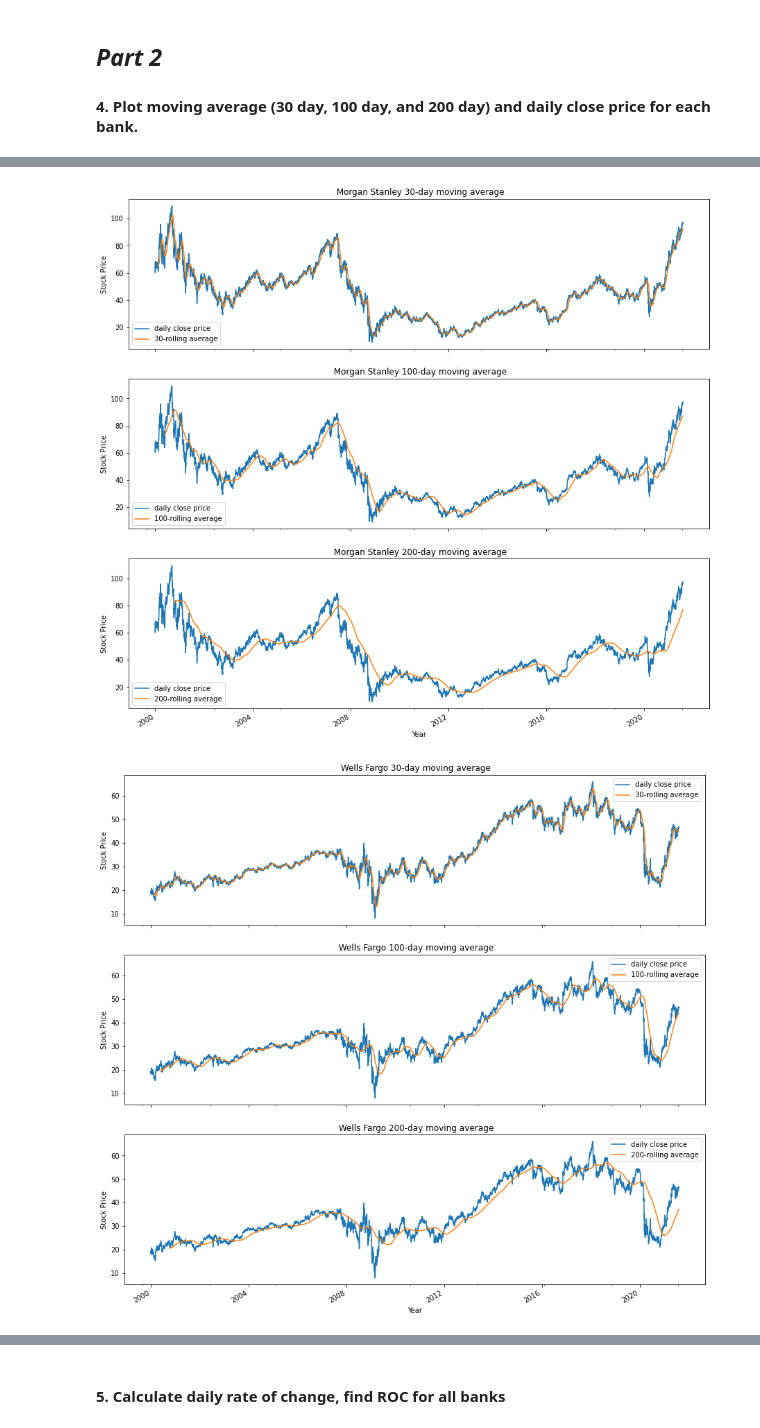
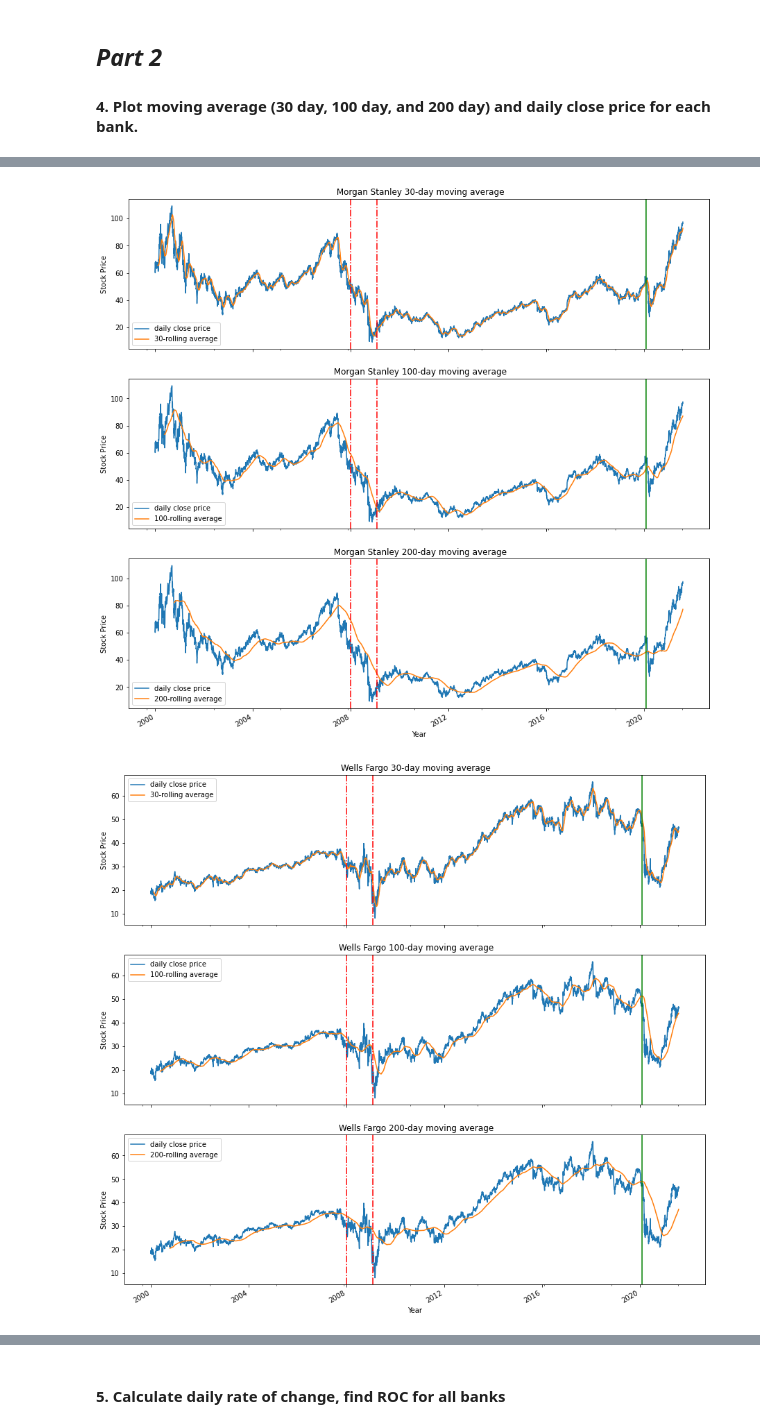
Before and after one commit to sli782/DC, a Jupyter notebook: data_challenge.ipynb, the cells around one changed output, grey strips where cells are left out. Cells and saved outputs as stored; diff of their text form; code cells hidden in the pictures.

```diff
--- a/data_challenge.ipynb
+++ b/data_challenge.ipynb
@@ -118,6 +118,9 @@ for index, day in enumerate(dayList):
   BAC['Close'].plot(ax=ax[index])
   BAC['Close'].rolling(day).mean().plot(ax=ax[index])
   ax[index].set_title(f'Bank of America {day}-day moving average')
+  ax[index].axvline( '2008-01-01', color="red", linestyle ="-.",)
+  ax[index].axvline( '2009-02-01', color="red", linestyle ="-.",)
+  ax[index].axvline( '2020-02-01', color="green", linestyle ="-",)
   ax[index].set_xlabel("Year")
   ax[index].set_ylabel("Stock Price")
   ax[index].legend(['daily close price', f'{day}-rolling average'])
@@ -131,6 +134,9 @@ for index, day in enumerate(dayList):
   GS['Close'].plot(ax=ax[index])
   GS['Close'].rolling(day).mean().plot(ax=ax[index])
   ax[index].set_title(f' Goldman Sachs {day}-day moving average')
+  ax[index].axvline( '2008-01-01', color="red", linestyle ="-.",)
+  ax[index].axvline( '2009-02-01', color="red", linestyle ="-.",)
+  ax[index].axvline( '2020-02-01', color="green", linestyle ="-",)
   ax[index].set_xlabel("Year")
   ax[index].set_ylabel("Stock Price")
   ax[index].legend(['daily close price', f'{day}-rolling average'])
@@ -144,6 +150,9 @@ for index, day in enumerate(dayList):
   JPM['Close'].plot(ax=ax[index])
   JPM['Close'].rolling(day).mean().plot(ax=ax[index])
   ax[index].set_title(f' JpMorgan Chase {day}-day moving average')
+  ax[index].axvline( '2008-01-01', color="red", linestyle ="-.",)
+  ax[index].axvline( '2009-02-01', color="red", linestyle ="-.",)
+  ax[index].axvline( '2020-02-01', color="green", linestyle ="-",)
   ax[index].set_xlabel("Year")
   ax[index].set_ylabel("Stock Price")
   ax[index].legend(['daily close price', f'{day}-rolling average'])
@@ -157,24 +166,30 @@ for index, day in enumerate(dayList):
   MS['Close'].plot(ax=ax[index])
   MS['Close'].rolling(day).mean().plot(ax=ax[index])
   ax[index].set_title(f' Morgan Stanley {day}-day moving average')
+  ax[index].axvline( '2008-01-01', color="red", linestyle ="-.",)
+  ax[index].axvline( '2009-02-01', color="red", linestyle ="-.",)
+  ax[index].axvline( '2020-02-01', color="green", linestyle ="-",)
   ax[index].set_xlabel("Year")
   ax[index].set_ylabel("Stock Price")
   ax[index].legend(['daily close price', f'{day}-rolling average'])
 # %% [output]
-[figure, old version]
+[figure, new version]
 # %%
 fig, ax = plt.subplots(3, 1, figsize=(15,15),
                        sharex=True)
 
 for index, day in enumerate(dayList):
   WFC['Close'].plot(ax=ax[index])
   WFC['Close'].rolling(day).mean().plot(ax=ax[index])
   ax[index].set_title(f' Wells Fargo {day}-day moving average')
+  ax[index].axvline( '2008-01-01', color="red", linestyle ="-.",)
+  ax[index].axvline( '2009-02-01', color="red", linestyle ="-.",)
+  ax[index].axvline( '2020-02-01', color="green", linestyle ="-",)
   ax[index].set_xlabel("Year")
   ax[index].set_ylabel("Stock Price")
   ax[index].legend(['daily close price', f'{day}-rolling average'])
 # %% [output]
-[figure, old version]
+[figure, new version]
 # %%
 for index, day in enumerate(dayList):
   closeDF.rolling(day).mean().plot()
```
Also changed, not shown: parts of 4 cells of this notebook.
